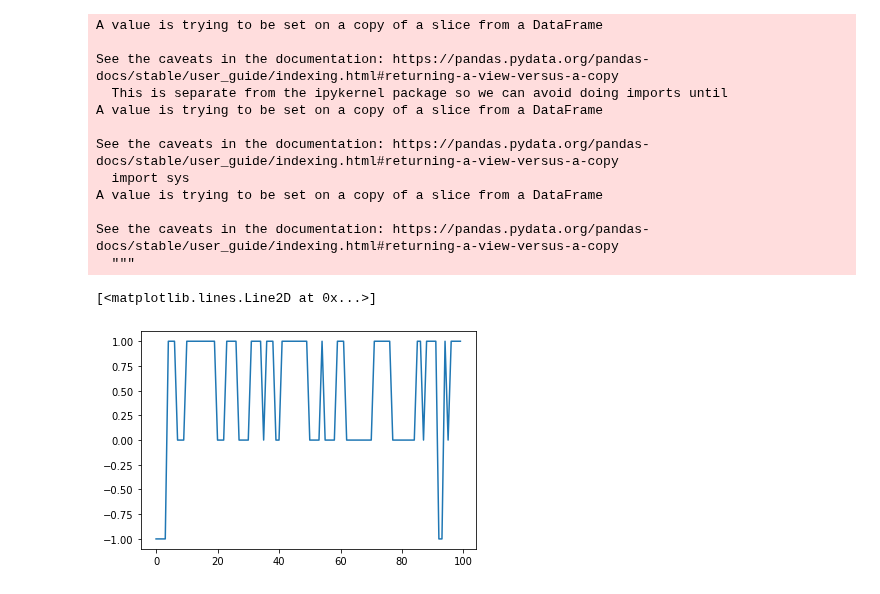
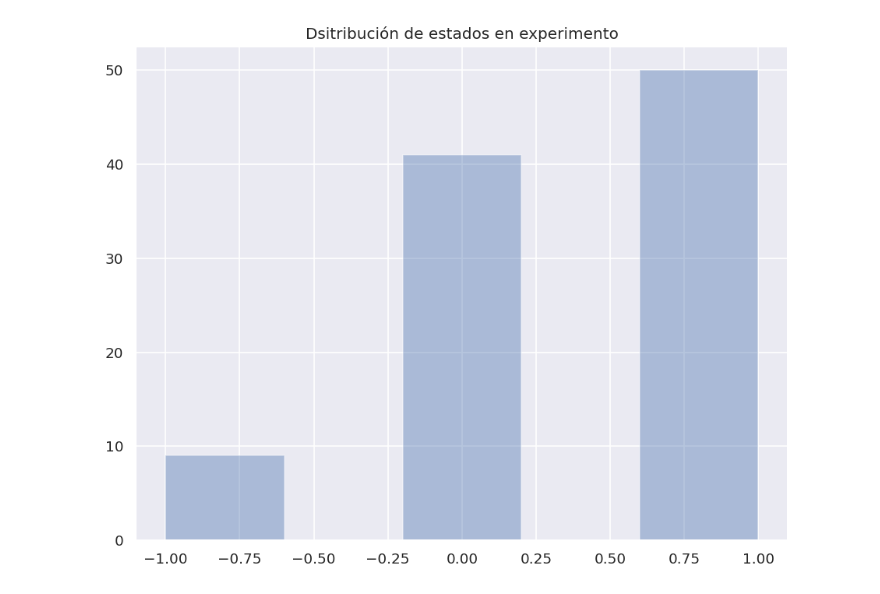
Before and after one commit to acb100cias/BioMateFC, a Jupyter notebook: python/Markov.ipynb, the cells around one changed output. Cells and saved outputs as stored; diff of their text form; code cells hidden in the pictures.

```diff
--- a/python/Markov.ipynb
+++ b/python/Markov.ipynb
@@ -102,35 +109,6 @@ A=weather_chain.generate_states(current_state='Snowy', no=100)
 # %%
 from pandas import *
 # %%
-DFA=DataFrame(A)
+DFA=DataFrame({"state_name":A})
-# %%
-DFA['state']=np.zeros(len(A))
-# %%
-for i in range(len(DFA)):
-    if DFA[0][i]=='Snowy':
-        DFA['state'][i]=-1
-    elif DFA[0][i]=='Rainy':
-        DFA['state'][i]=0
-    else:
-        DFA['state'][i]=1
-# %% [output]
-A value is trying to be set on a copy of a slice from a DataFrame
-
-See the caveats in the documentation: https://pandas.pydata.org/pandas-docs/stable/user_guide/indexing.html#returning-a-view-versus-a-copy
-  This is separate from the ipykernel package so we can avoid doing imports until
-A value is trying to be set on a copy of a slice from a DataFrame
-
-See the caveats in the documentation: https://pandas.pydata.org/pandas-docs/stable/user_guide/indexing.html#returning-a-view-versus-a-copy
-  import sys
-A value is trying to be set on a copy of a slice from a DataFrame
-
-See the caveats in the documentation: https://pandas.pydata.org/pandas-docs/stable/user_guide/indexing.html#returning-a-view-versus-a-copy
-  """
-# %%
-from matplotlib.pyplot import *
-
-
-plot(DFA.index.values,DFA.state.values)
-# %% [output]
-[<matplotlib.lines.Line2D at 0x...>]
-[figure, removed]
+# %%
+DFA["state"] = DFA["state_name"].apply(lambda x: -1 if x=='Snowy' else (0 if x=='Rainy' else 1))
@@ -136,0 +119,8 @@ plot(DFA.index.values,DFA.state.values)
+# %%
+fig,ax = plt.subplots(1,1,dpi=120,figsize=(9,7))
+#ax.scatter(DFA.index.values,DFA.state.values)
+sbn.distplot(a=DFA.state.values,kde=False)
+ax.set_title("Dsitribución de estados en experimento")
+plt.show()
+# %% [output]
+[figure, added]
```
Also changed, not shown: parts of 7 cells of this notebook, 2 other files.
